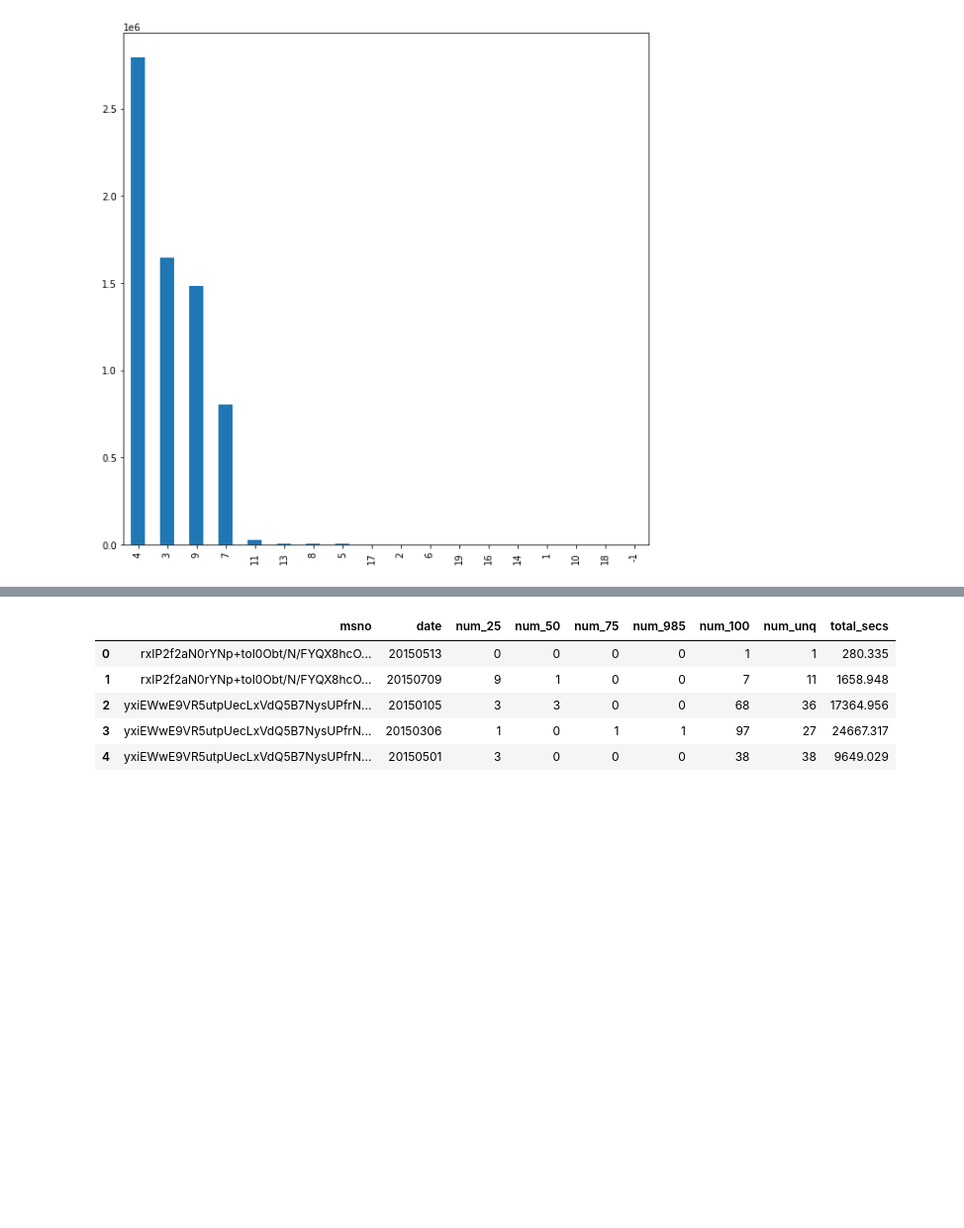
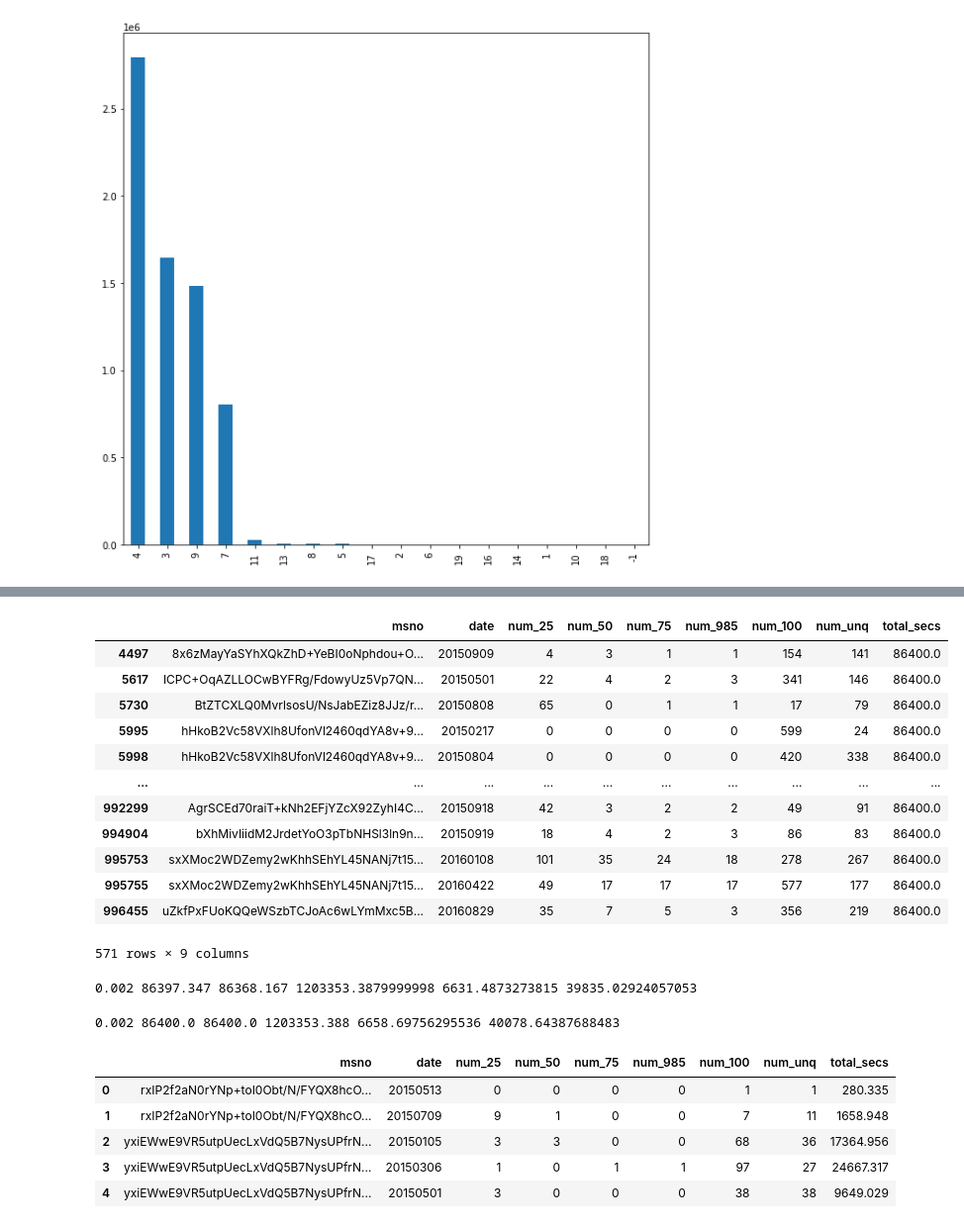
Before and after one commit to webermat/PrivateProjects, a Jupyter notebook: kkbox_churn/KKBox_DataProcessor.ipynb, the cells around one changed output, grey strips where cells are left out. Shown at 99% size. Drawn from its saved outputs; the diff is of its cells as text; code cells hidden in the pictures; blank space fills up the shorter version.

```diff
--- a/kkbox_churn/KKBox_DataProcessor.ipynb
+++ b/kkbox_churn/KKBox_DataProcessor.ipynb
@@ -123,0 +146,25 @@ This kernel has  8 cores and you can find the information regarding the memory u
+# %%
+df_ul_test['total_secs'].loc[abs(df_ul_test['total_secs']) > secs_day_limit] = secs_day_limit
+
+
+df_ul_test_agg=df_ul_test.groupby("msno").agg(
+                                             total_sec_min=('total_secs',lambda x:x[x < secs_day_limit].min()),
+                                             total_sec_max=('total_secs',lambda x:x[x < secs_day_limit].max()),
+                                             total_sec_mean=('total_secs',lambda x:x[x < secs_day_limit].mean()),
+                                             total_sec_median=('total_secs',lambda x:x[x < secs_day_limit].median()),
+                                             total_sec_sum=('total_secs',lambda x:x[x < secs_day_limit].sum()),
+                                             num_valid_tot_secs_last=('total_secs',lambda x:len(x[x < secs_day_limit])),
+                                             total_sec_std=('total_secs',lambda x:x[x < secs_day_limit].std()),
+                                             q25_tot_secs=('total_secs',lambda x: x[x < secs_day_limit].quantile(0.25)),
+                                             q75_tot_secs=('total_secs',lambda x: x[x < secs_day_limit].quantile(0.75)),
+                                        ).reset_index()
+
+df_ul_test_agg_orig=df_ul_test.groupby("msno").agg(
+                                             total_sec_min=('total_secs','min'),
+                                             total_sec_max=('total_secs','max'),
+                                             total_sec_mean=('total_secs','mean'),
+                                             total_sec_sum=('total_secs','sum')
+                                        ).reset_index()
+
+print(df_ul_test['total_secs'].min(),df_ul_test['total_secs'].max(),df_ul_test['total_secs'].mean(),df_ul_test['total_secs'].sum())
+df_ul_test_agg
@@ -124,3 +190,31 @@ This kernel has  8 cores and you can find the information regarding the memory u
+# %%
+df_ul_test.loc[abs(df_ul_test['total_secs']) == secs_day_limit]
+# %% [output]
+|  | msno | date | num_25 | num_50 | num_75 | num_985 | num_100 | num_unq | total_secs |
+| 4497 | 8x6zMayYaSYhXQkZhD+YeBI0oNphdou+O... | 20150909 | 4 | 3 | 1 | 1 | 154 | 141 | 86400.0 |
+| 5617 | ICPC+OqAZLLOCwBYFRg/FdowyUz5Vp7QN... | 20150501 | 22 | 4 | 2 | 3 | 341 | 146 | 86400.0 |
+| 5730 | BtZTCXLQ0MvrlsosU/NsJabEZiz8JJz/r... | 20150808 | 65 | 0 | 1 | 1 | 17 | 79 | 86400.0 |
+| 5995 | hHkoB2Vc58VXlh8UfonVl2460qdYA8v+9... | 20150217 | 0 | 0 | 0 | 0 | 599 | 24 | 86400.0 |
+| 5998 | hHkoB2Vc58VXlh8UfonVl2460qdYA8v+9... | 20150804 | 0 | 0 | 0 | 0 | 420 | 338 | 86400.0 |
+| ... | ... | ... | ... | ... | ... | ... | ... | ... | ... |
+| 992299 | AgrSCEd70raiT+kNh2EFjYZcX92ZyhI4C... | 20150918 | 42 | 3 | 2 | 2 | 49 | 91 | 86400.0 |
+| 994904 | bXhMivIiidM2JrdetYoO3pTbNHSl3ln9n... | 20150919 | 18 | 4 | 2 | 3 | 86 | 83 | 86400.0 |
+| 995753 | sxXMoc2WDZemy2wKhhSEhYL45NANj7t15... | 20160108 | 101 | 35 | 24 | 18 | 278 | 267 | 86400.0 |
+| 995755 | sxXMoc2WDZemy2wKhhSEhYL45NANj7t15... | 20160422 | 49 | 17 | 17 | 17 | 577 | 177 | 86400.0 |
+| 996455 | uZkfPxFUoKQQeWSzbTCJoAc6wLYmMxc5B... | 20160829 | 35 | 7 | 5 | 3 | 356 | 219 | 86400.0 |
+571 rows × 9 columns
+# %%
+print(df_ul_test_agg['total_sec_min'].min(),df_ul_test_agg['total_sec_max'].max(),
+      df_ul_test_agg['total_sec_mean'].max(),df_ul_test_agg['total_sec_sum'].max(),
+      df_ul_test_agg['total_sec_mean'].mean(),df_ul_test_agg['total_sec_sum'].mean())
+# %% [output]
+0.002 86397.347 86368.167 1203353.3879999998 6631.4873273815 39835.02924057053
+# %%
+print(df_ul_test_agg_orig['total_sec_min'].min(),df_ul_test_agg_orig['total_sec_max'].max(),
+      df_ul_test_agg_orig['total_sec_mean'].max(),df_ul_test_agg_orig['total_sec_sum'].max(),
+      df_ul_test_agg_orig['total_sec_mean'].mean(),df_ul_test_agg_orig['total_sec_sum'].mean())
+# %% [output]
+0.002 86400.0 86400.0 1203353.388 6658.69756295536 40078.64387688483
 # %%
 df_ul_check=pd.read_csv("data/user_logs.csv",nrows=100)
 #df_ul["date_as_dt"]=pd.to_datetime(df_ul["date"], format='%Y%m%d', errors='ignore')
```
Also changed, not shown: parts of 6 cells of this notebook, 1 other file.
